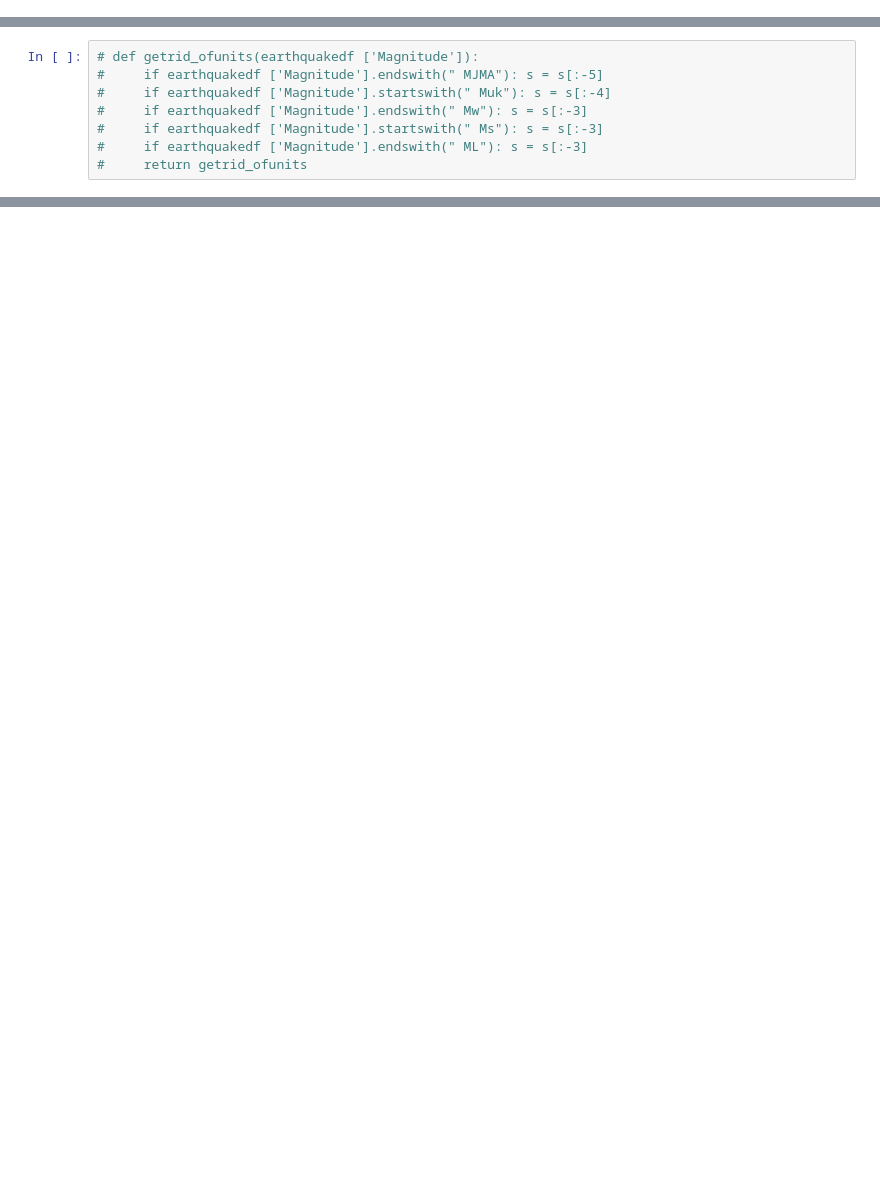
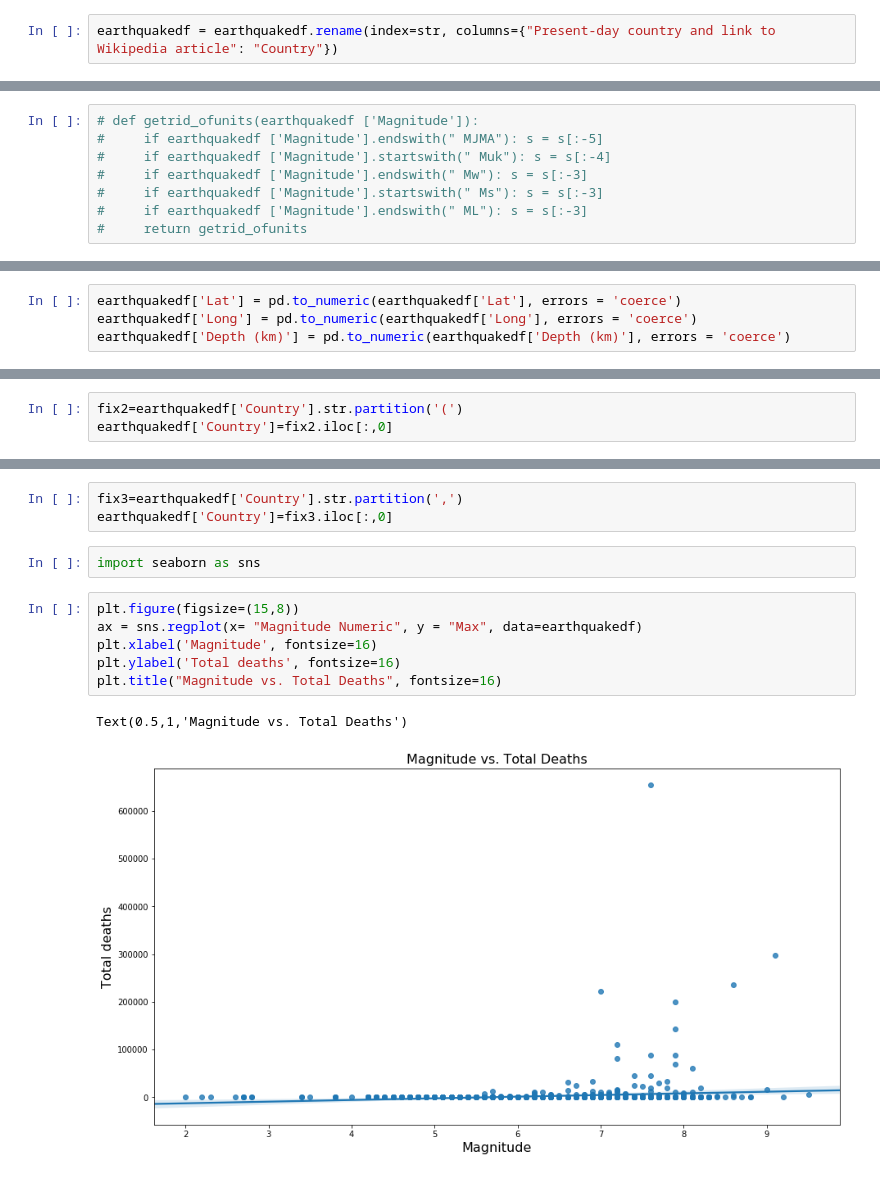
Before and after one commit to Cjcarlevato/data-question-3-earthquakes-the-dream-crushers, a Jupyter notebook: DQ3.ipynb, the cells around one changed output, grey strips where cells are left out. Drawn from its saved outputs; the diff is of its cells as text; blank space fills up the shorter version.

```diff
--- a/DQ3.ipynb
+++ b/DQ3.ipynb
@@ -184,3 +481,5 @@ earthquakedf
 | 1339 | 2011-09-18 12:40 | India (see 2011 Sikkim earthquake) | 27.723 | 88.064 | 19.7 | 6.9 Mw | L | ... |
 | 1340 | 2011-09-23 10:41 | Turkey (see 2011 Van earthquake) | 38.6 | 43.5 | 7.2 | 7.1 Mw | NaN | ... |
 1340 rows × 15 columns
+# %%
+earthquakedf = earthquakedf.rename(index=str, columns={"Present-day country and link to Wikipedia article": "Country"})
@@ -194,0 +595,4 @@ earthquakedf
+# %%
+earthquakedf['Lat'] = pd.to_numeric(earthquakedf['Lat'], errors = 'coerce')
+earthquakedf['Long'] = pd.to_numeric(earthquakedf['Long'], errors = 'coerce')
+earthquakedf['Depth (km)'] = pd.to_numeric(earthquakedf['Depth (km)'], errors = 'coerce')
@@ -194,0 +640,3 @@ earthquakedf
+# %%
+fix2=earthquakedf['Country'].str.partition('(')
+earthquakedf['Country']=fix2.iloc[:,0]
@@ -198,0 +704,14 @@ earthquakedf.info()
+# %%
+fix3=earthquakedf['Country'].str.partition(',')
+earthquakedf['Country']=fix3.iloc[:,0]
+# %%
+import seaborn as sns
+# %%
+plt.figure(figsize=(15,8))
+ax = sns.regplot(x= "Magnitude Numeric", y = "Max", data=earthquakedf)
+plt.xlabel('Magnitude', fontsize=16)
+plt.ylabel('Total deaths', fontsize=16)
+plt.title("Magnitude vs. Total Deaths", fontsize=16)
+# %% [output]
+Text(0.5,1,'Magnitude vs. Total Deaths')
+[figure, added]
```
Also changed, not shown: parts of 49 cells of this notebook.
